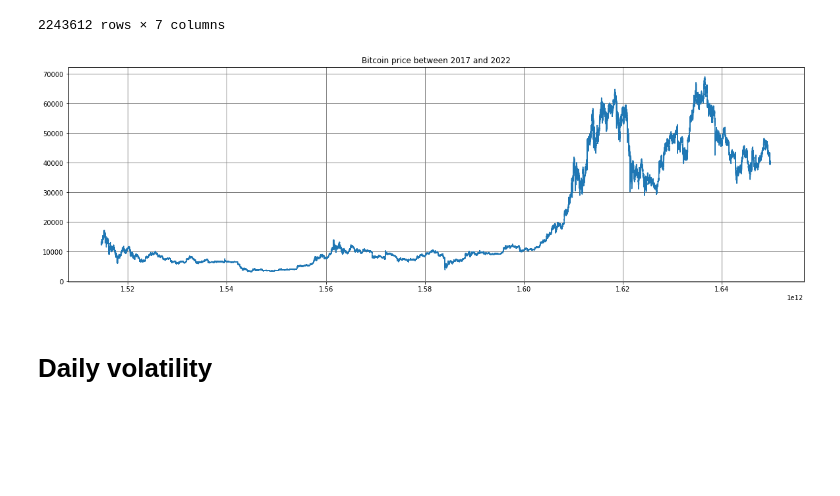
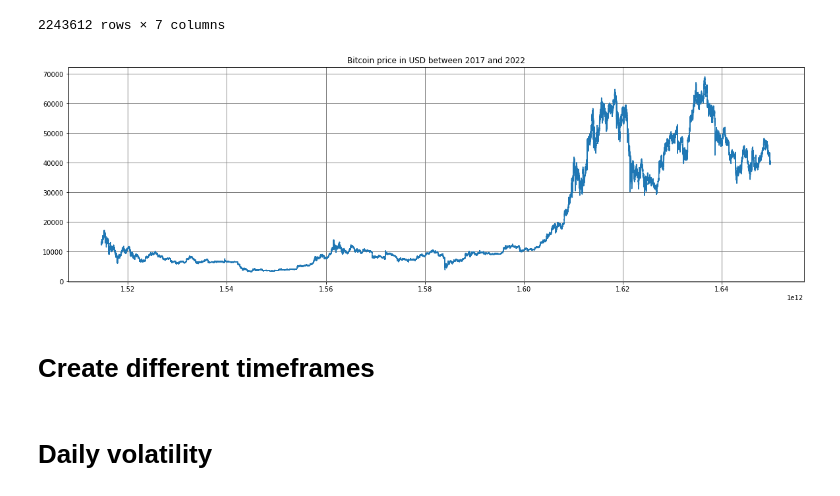
Before and after one commit to SamiFatmi/Bitcoin-price-prediction, a Jupyter notebook: LSTM.ipynb, the cells around one changed output. Saved outputs shown, nothing was run; the diff lists cells and outputs as text; code cells hidden in the pictures; blank space fills up the shorter version.

```diff
--- a/LSTM.ipynb
+++ b/LSTM.ipynb
@@ -31,13 +31,15 @@ btc_data
 # %%
 import matplotlib.pyplot as plt
 
 X = btc_data["Open time"]
 Y = btc_data.Close
 
 plt.figure(figsize=(20,6))
 plt.plot(X,Y)
-plt.title("Bitcoin price between 2017 and 2022")
+plt.title("Bitcoin price in USD between 2017 and 2022")
 plt.grid(color='gray', linestyle='-', linewidth=1)
 plt.show()
 # %% [output]
-[figure, old version]
+[figure, new version]
+# %% [markdown]
+# Create different timeframes
```
Also changed, not shown: parts of 9 cells of this notebook.
